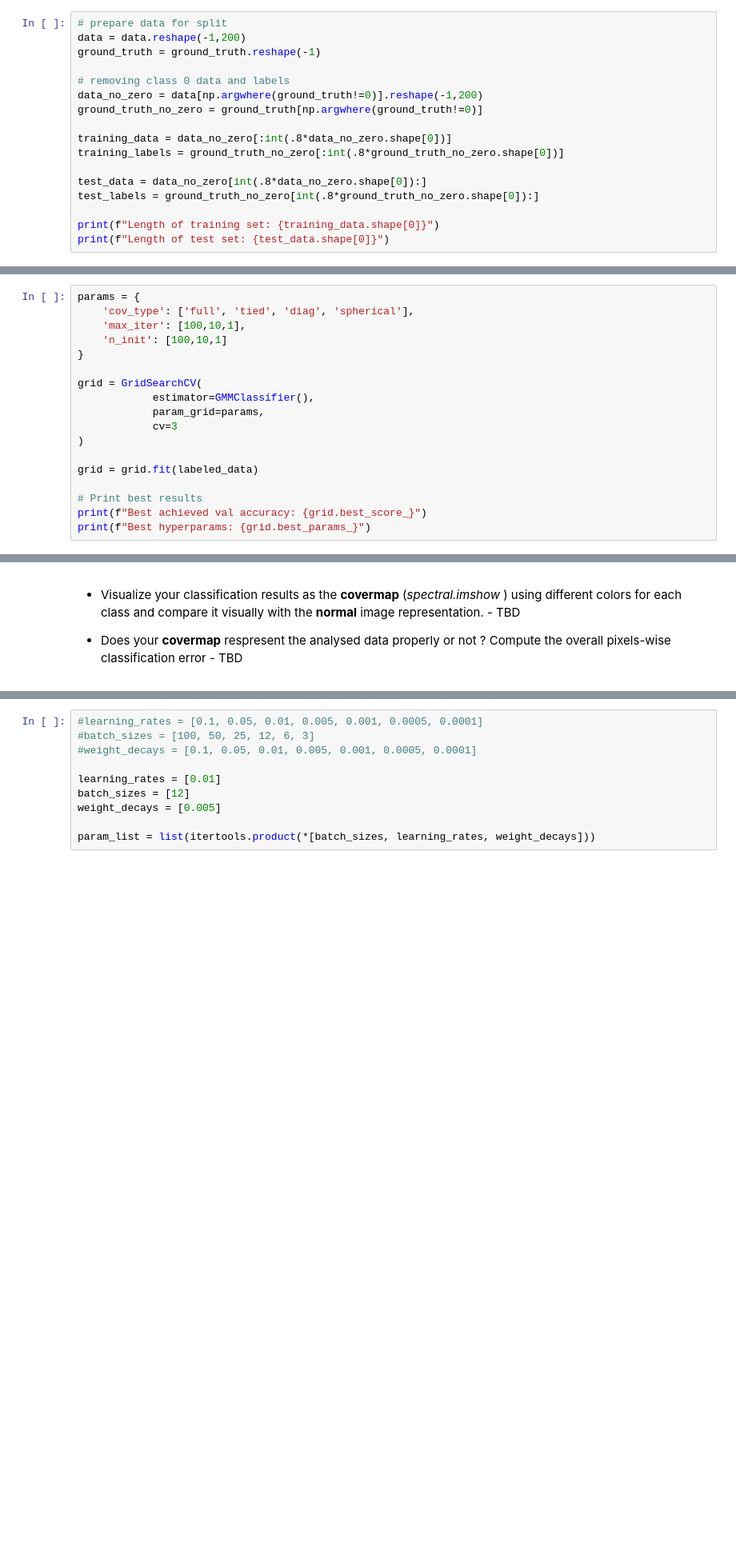
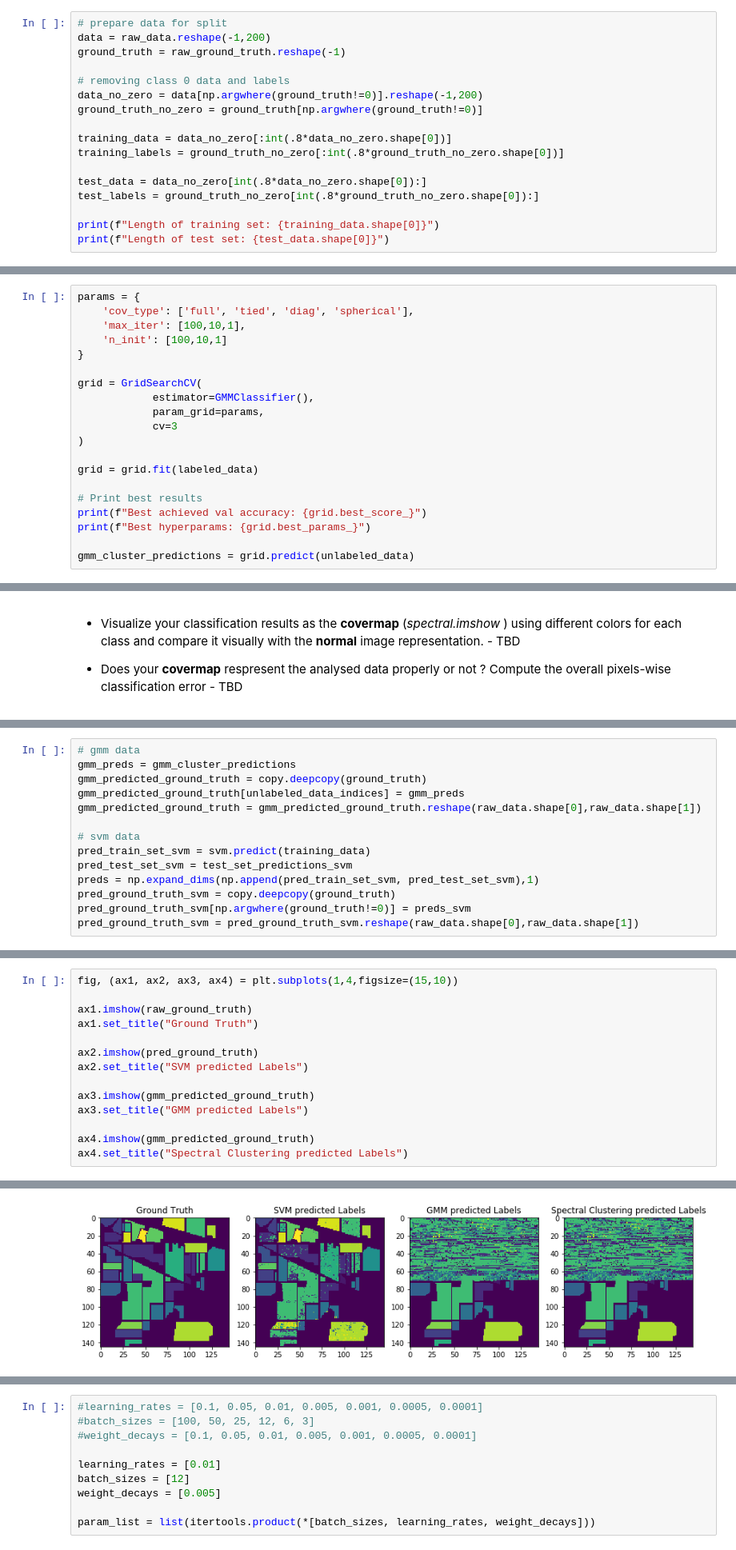
Before and after one commit to dennis-grinwald/ML_Natural_Sciences, a Jupyter notebook: hyperspectral_remote_sensing/Geo-Science Homework.ipynb, the cells around one changed output, grey strips where cells are left out. Shown at 80% size. Drawn from its saved outputs; the diff is of its cells as text; blank space fills up the shorter version.

```diff
--- a/hyperspectral_remote_sensing/Geo-Science Homework.ipynb
+++ b/hyperspectral_remote_sensing/Geo-Science Homework.ipynb
@@ -67,8 +68,8 @@ Text(0.5,1,'Ground Truth of pine data_set')
 ### Split the data
 # %%
 # prepare data for split
-data = data.reshape(-1,200)
-ground_truth = ground_truth.reshape(-1)
+data = raw_data.reshape(-1,200)
+ground_truth = raw_ground_truth.reshape(-1)
 
 # removing class 0 data and labels
 data_no_zero = data[np.argwhere(ground_truth!=0)].reshape(-1,200)
@@ -249,6 +244,8 @@ grid = grid.fit(labeled_data)
 # Print best results
 print(f"Best achieved val accuracy: {grid.best_score_}")
 print(f"Best hyperparams: {grid.best_params_}")
+
+gmm_cluster_predictions = grid.predict(unlabeled_data)
 # %% [markdown]
 ### Spectral clustering Classification
 # %%
@@ -407,0 +410,14 @@ print(f"Final Test accuracy after Grid Search: {test_acc}")
+# %%
+# gmm data
+gmm_preds = gmm_cluster_predictions
+gmm_predicted_ground_truth = copy.deepcopy(ground_truth)
+gmm_predicted_ground_truth[unlabeled_data_indices] = gmm_preds
+gmm_predicted_ground_truth = gmm_predicted_ground_truth.reshape(raw_data.shape[0],raw_data.shape[1])
+
+# svm data
+pred_train_set_svm = svm.predict(training_data)
+pred_test_set_svm = test_set_predictions_svm
+preds = np.expand_dims(np.append(pred_train_set_svm, pred_test_set_svm),1)
+pred_ground_truth_svm = copy.deepcopy(ground_truth)
+pred_ground_truth_svm[np.argwhere(ground_truth!=0)] = preds_svm
+pred_ground_truth_svm = pred_ground_truth_svm.reshape(raw_data.shape[0],raw_data.shape[1])
@@ -407,0 +428,15 @@ print(f"Final Test accuracy after Grid Search: {test_acc}")
+# %%
+fig, (ax1, ax2, ax3, ax4) = plt.subplots(1,4,figsize=(15,10))
+
+ax1.imshow(raw_ground_truth)
+ax1.set_title("Ground Truth")
+
+ax2.imshow(pred_ground_truth)
+ax2.set_title("SVM predicted Labels")
+
+ax3.imshow(gmm_predicted_ground_truth)
+ax3.set_title("GMM predicted Labels")
+
+ax4.imshow(gmm_predicted_ground_truth)
+ax4.set_title("Spectral Clustering predicted Labels")
+# %% [output]
@@ -407,0 +444 @@ print(f"Final Test accuracy after Grid Search: {test_acc}")
+[figure, added]
```
Also changed, not shown: parts of 23 cells of this notebook.
